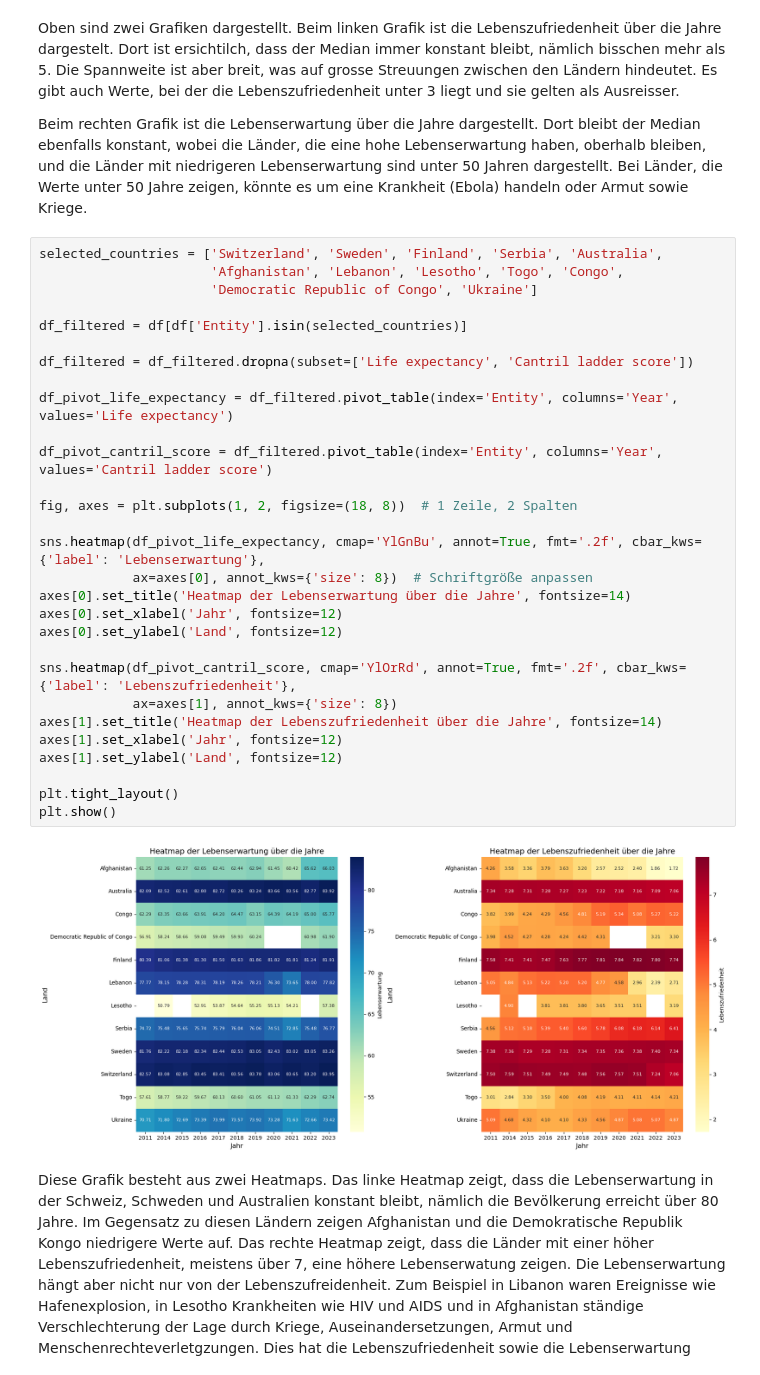
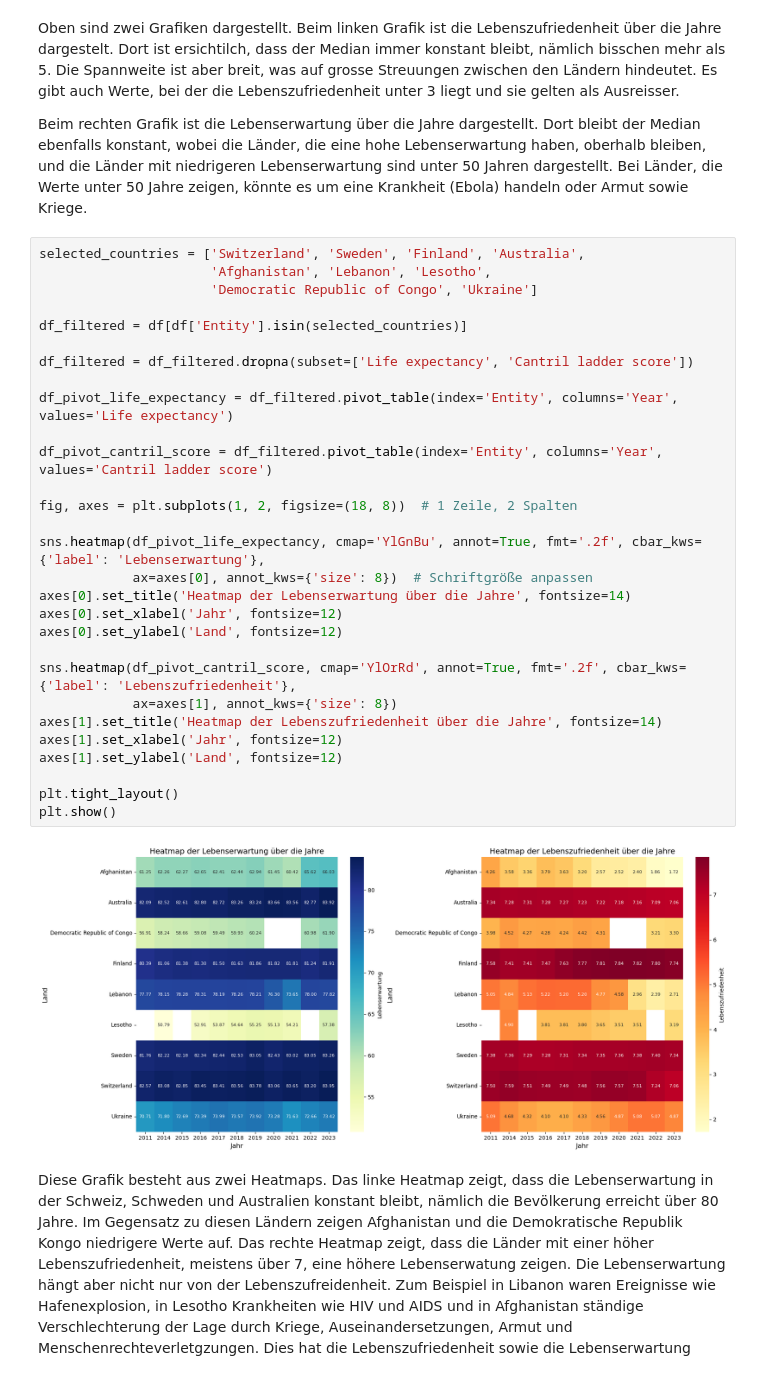
Before and after one commit to Elena-avk/elena, a Jupyter notebook: LN_Python_Elena_Yasemin.ipynb, the cells around one changed output. Cells and saved outputs as stored; diff of their text form.

```diff
--- a/LN_Python_Elena_Yasemin.ipynb
+++ b/LN_Python_Elena_Yasemin.ipynb
@@ -711,36 +711,36 @@ Beim linken Grafik ist die Lebenszufriedenheit über die Jahre dargestelt. Dort
 
 Beim rechten Grafik ist die Lebenserwartung über die Jahre dargestellt. Dort bleibt der Median ebenfalls konstant, wobei die Länder, die eine hohe Lebenserwartung haben, oberhalb bleiben, und die Länder mit niedrigeren Lebenserwartung sind unter 50 Jahren dargestellt. Bei Länder, die Werte unter 50 Jahre zeigen, könnte es um eine Krankheit (Ebola) handeln oder Armut sowie Kriege.
 # %%
-selected_countries = ['Switzerland', 'Sweden', 'Finland', 'Serbia', 'Australia',
-                      'Afghanistan', 'Lebanon', 'Lesotho', 'Togo', 'Congo',
+selected_countries = ['Switzerland', 'Sweden', 'Finland', 'Australia',
+                      'Afghanistan', 'Lebanon', 'Lesotho',
                       'Democratic Republic of Congo', 'Ukraine']
 
 df_filtered = df[df['Entity'].isin(selected_countries)]
 
 df_filtered = df_filtered.dropna(subset=['Life expectancy', 'Cantril ladder score'])
 
 df_pivot_life_expectancy = df_filtered.pivot_table(index='Entity', columns='Year', values='Life expectancy')
 
 df_pivot_cantril_score = df_filtered.pivot_table(index='Entity', columns='Year', values='Cantril ladder score')
 
 fig, axes = plt.subplots(1, 2, figsize=(18, 8))  # 1 Zeile, 2 Spalten
 
 sns.heatmap(df_pivot_life_expectancy, cmap='YlGnBu', annot=True, fmt='.2f', cbar_kws={'label': 'Lebenserwartung'},
             ax=axes[0], annot_kws={'size': 8})  # Schriftgröße anpassen
 axes[0].set_title('Heatmap der Lebenserwartung über die Jahre', fontsize=14)
 axes[0].set_xlabel('Jahr', fontsize=12)
 axes[0].set_ylabel('Land', fontsize=12)
 
 sns.heatmap(df_pivot_cantril_score, cmap='YlOrRd', annot=True, fmt='.2f', cbar_kws={'label': 'Lebenszufriedenheit'},
             ax=axes[1], annot_kws={'size': 8})
 axes[1].set_title('Heatmap der Lebenszufriedenheit über die Jahre', fontsize=14)
 axes[1].set_xlabel('Jahr', fontsize=12)
 axes[1].set_ylabel('Land', fontsize=12)
 
 plt.tight_layout()
 plt.show()
 # %% [output]
-[figure, old version]
+[figure, new version]
 # %% [markdown]
 Diese Grafik besteht aus zwei Heatmaps.
 Das linke Heatmap zeigt, dass die Lebenserwartung in der Schweiz, Schweden und Australien konstant bleibt, nämlich die Bevölkerung erreicht über 80 Jahre.
```
